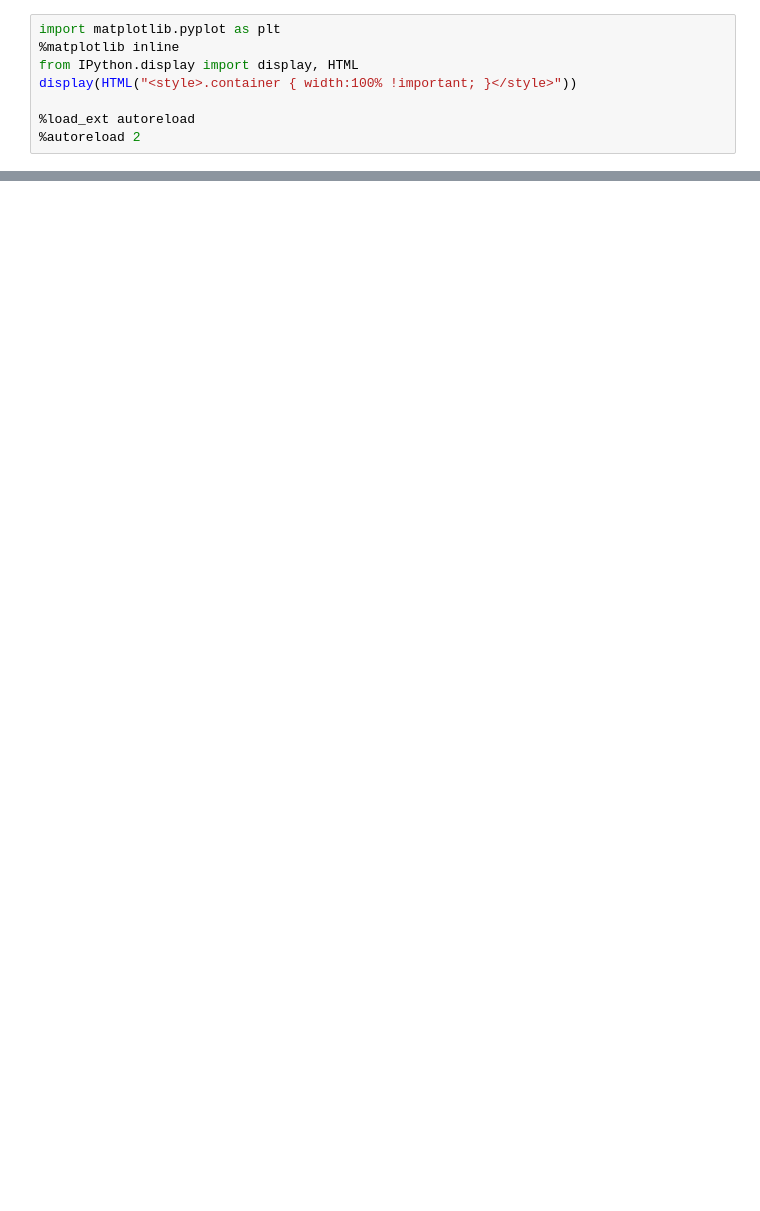
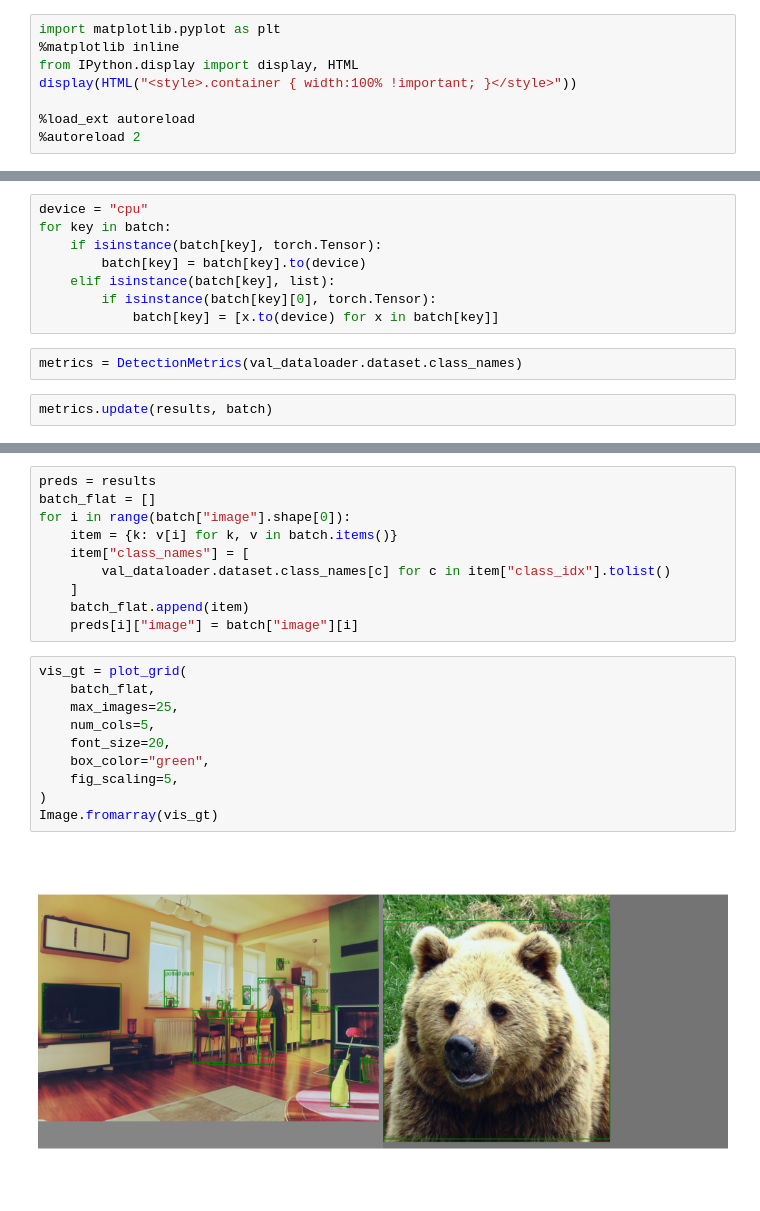
Before and after one commit to anenbergb/DETR-object-detection, a Jupyter notebook: notebooks/dev-model.ipynb, the cells around one changed output, grey strips where cells are left out. Saved outputs shown, nothing was run; the diff lists cells and outputs as text; blank space fills up the shorter version.

```diff
--- a/notebooks/dev-model.ipynb
+++ b/notebooks/dev-model.ipynb
@@ -52,0 +92,12 @@ torch.Size([9, 3, 1216, 1216])
+# %%
+device = "cpu"
+for key in batch:
+    if isinstance(batch[key], torch.Tensor):
+        batch[key] = batch[key].to(device)
+    elif isinstance(batch[key], list):
+        if isinstance(batch[key][0], torch.Tensor):
+            batch[key] = [x.to(device) for x in batch[key]]
+# %%
+metrics = DetectionMetrics(val_dataloader.dataset.class_names)
+# %%
+metrics.update(results, batch)
@@ -52,0 +126,22 @@ torch.Size([9, 3, 1216, 1216])
+# %%
+preds = results
+batch_flat = []
+for i in range(batch["image"].shape[0]):
+    item = {k: v[i] for k, v in batch.items()}
+    item["class_names"] = [
+        val_dataloader.dataset.class_names[c] for c in item["class_idx"].tolist()
+    ]
+    batch_flat.append(item)
+    preds[i]["image"] = batch["image"][i]
+# %%
+vis_gt = plot_grid(
+    batch_flat,
+    max_images=25,
+    num_cols=5,
+    font_size=20,
+    box_color="green",
+    fig_scaling=5,
+)
+Image.fromarray(vis_gt)
+# %% [output]
+[figure, added]
```
Also changed, not shown: parts of 17 cells of this notebook, 2 other files.
